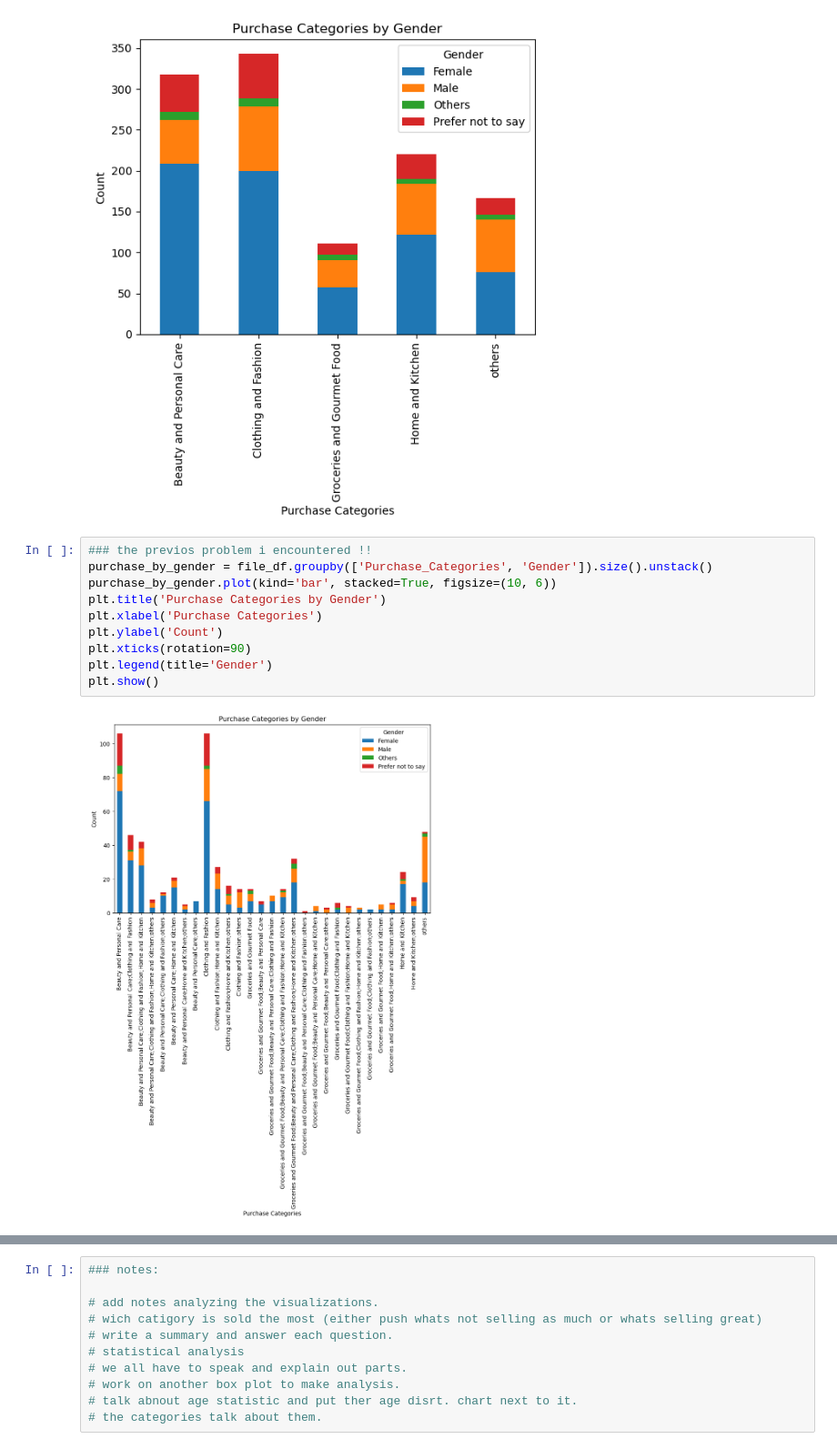
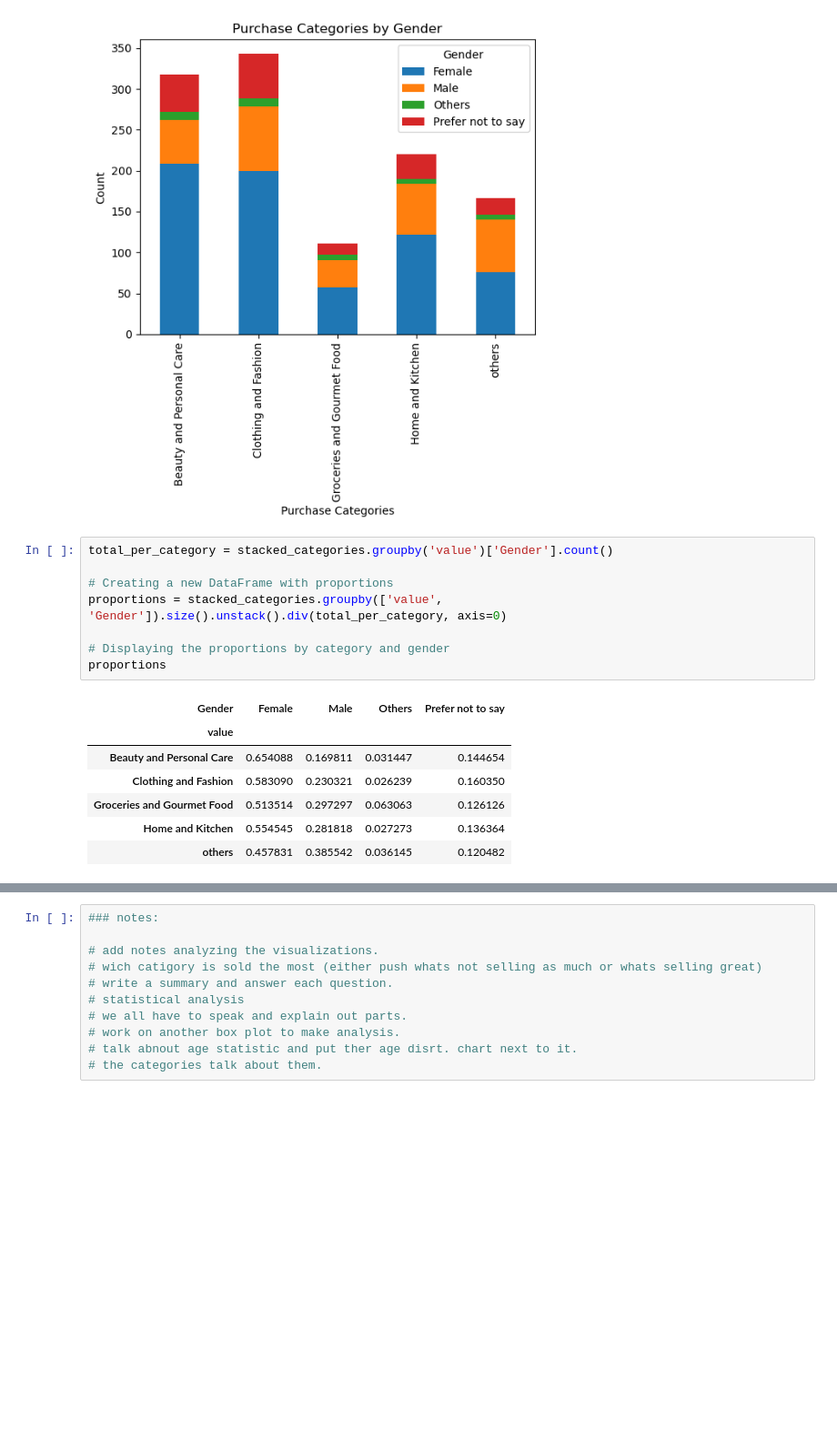
Before and after one commit to rubyghabboun/project1_sudowoodo1, a Jupyter notebook: age_gender_analysis.ipynb, the cells around one changed output, grey strips where cells are left out. Shown at 91% size. Saved outputs shown, nothing was run; the diff lists cells and outputs as text; blank space fills up the shorter version.

```diff
--- a/age_gender_analysis.ipynb
+++ b/age_gender_analysis.ipynb
@@ -289,15 +314,19 @@ plt.show()
 # %% [output]
 <Figure size 1000x600 with 0 Axes>
 [figure]
-# %%
-### the previos problem i encountered !!
-purchase_by_gender = file_df.groupby(['Purchase_Categories', 'Gender']).size().unstack()
-purchase_by_gender.plot(kind='bar', stacked=True, figsize=(10, 6))
-plt.title('Purchase Categories by Gender')
-plt.xlabel('Purchase Categories')
-plt.ylabel('Count')
-plt.xticks(rotation=90)
-plt.legend(title='Gender')
-plt.show()
-# %% [output]
-[figure, removed]
+# %%
+total_per_category = stacked_categories.groupby('value')['Gender'].count()
+
+# Creating a new DataFrame with proportions
+proportions = stacked_categories.groupby(['value', 'Gender']).size().unstack().div(total_per_category, axis=0)
+
+# Displaying the proportions by category and gender
+proportions
+# %% [output]
+| Gender | Female | Male | Others | Prefer not to say |
+| value |  |  |  |  |
+| Beauty and Personal Care | 0.654088 | 0.169811 | 0.031447 | 0.144654 |
+| Clothing and Fashion | 0.583090 | 0.230321 | 0.026239 | 0.160350 |
+| Groceries and Gourmet Food | 0.513514 | 0.297297 | 0.063063 | 0.126126 |
+| Home and Kitchen | 0.554545 | 0.281818 | 0.027273 | 0.136364 |
+| others | 0.457831 | 0.385542 | 0.036145 | 0.120482 |
```
Also changed, not shown: parts of 3 cells of this notebook.
